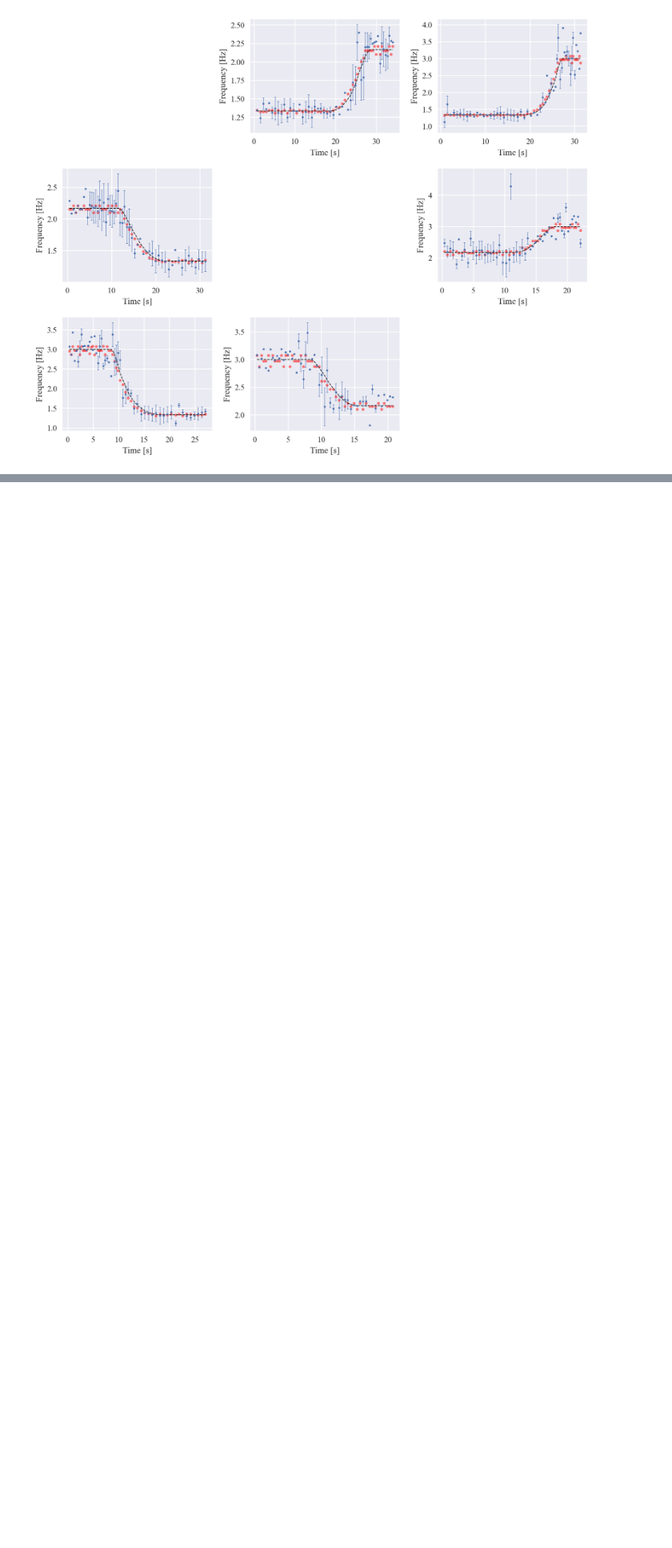
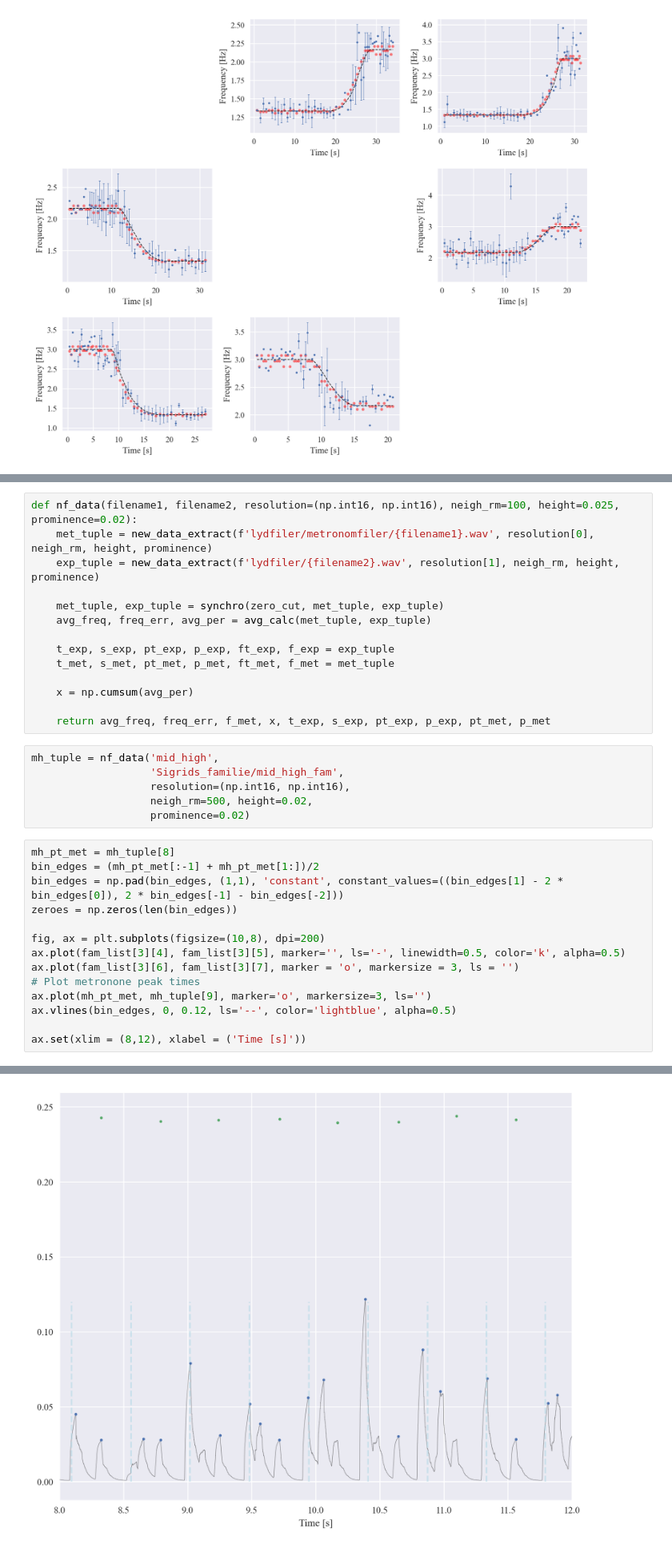
Before and after one commit to nielsdavidsen/Bachelor_2024, a Jupyter notebook: read_sound.ipynb, the cells around one changed output, grey strips where cells are left out. Shown at 80% size. Drawn from its saved outputs; the diff is of its cells as text; blank space fills up the shorter version.

```diff
--- a/read_sound.ipynb
+++ b/read_sound.ipynb
@@ -574,3 +583,38 @@ fig.tight_layout()
 plt.show()
 # %% [output]
 [figure]
+# %%
+def nf_data(filename1, filename2, resolution=(np.int16, np.int16), neigh_rm=100, height=0.025, prominence=0.02):
+    met_tuple = new_data_extract(f'lydfiler/metronomfiler/{filename1}.wav', resolution[0], neigh_rm, height, prominence)
+    exp_tuple = new_data_extract(f'lydfiler/{filename2}.wav', resolution[1], neigh_rm, height, prominence)
+
+    met_tuple, exp_tuple = synchro(zero_cut, met_tuple, exp_tuple)
+    avg_freq, freq_err, avg_per = avg_calc(met_tuple, exp_tuple)
+
+    t_exp, s_exp, pt_exp, p_exp, ft_exp, f_exp = exp_tuple
+    t_met, s_met, pt_met, p_met, ft_met, f_met = met_tuple
+
+    x = np.cumsum(avg_per)
+
+    return avg_freq, freq_err, f_met, x, t_exp, s_exp, pt_exp, p_exp, pt_met, p_met
+# %%
+mh_tuple = nf_data('mid_high',
+                   'Sigrids_familie/mid_high_fam',
+                   resolution=(np.int16, np.int16),
+                   neigh_rm=500, height=0.02,
+                   prominence=0.02)
+# %%
+mh_pt_met = mh_tuple[8]
+bin_edges = (mh_pt_met[:-1] + mh_pt_met[1:])/2
+bin_edges = np.pad(bin_edges, (1,1), 'constant', constant_values=((bin_edges[1] - 2 * bin_edges[0]), 2 * bin_edges[-1] - bin_edges[-2]))
+zeroes = np.zeros(len(bin_edges))
+
+fig, ax = plt.subplots(figsize=(10,8), dpi=200)
+ax.plot(fam_list[3][4], fam_list[3][5], marker='', ls='-', linewidth=0.5, color='k', alpha=0.5)
+ax.plot(fam_list[3][6], fam_list[3][7], marker = 'o', markersize = 3, ls = '')
+# Plot metronone peak times
+ax.plot(mh_pt_met, mh_tuple[9], marker='o', markersize=3, ls='')
+ax.vlines(bin_edges, 0, 0.12, ls='--', color='lightblue', alpha=0.5)
+
+ax.set(xlim = (8,12), xlabel = ('Time [s]'))
+# %% [output]
@@ -576,0 +622 @@ plt.show()
+[figure, added]
```
Also changed, not shown: parts of 9 cells of this notebook.
